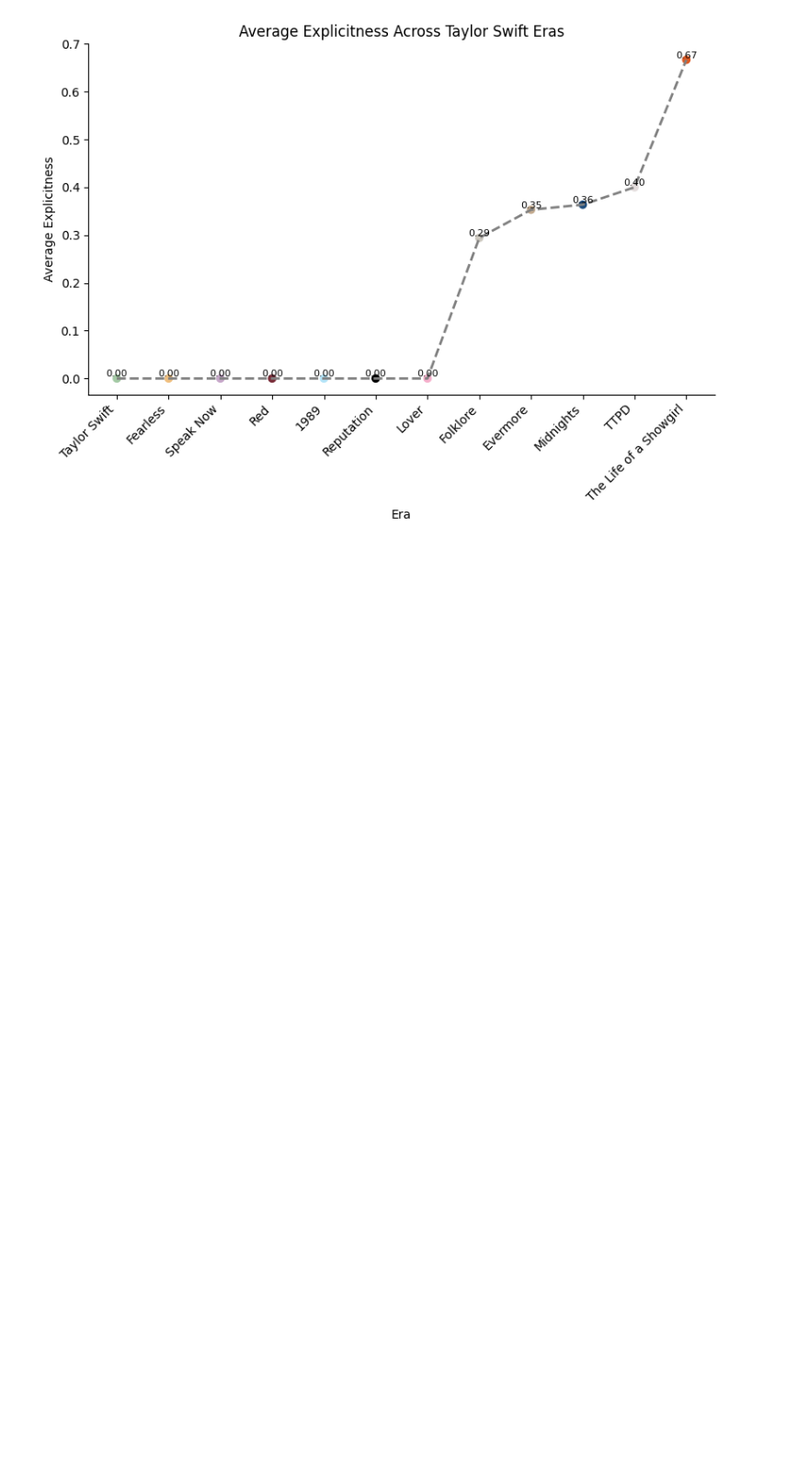
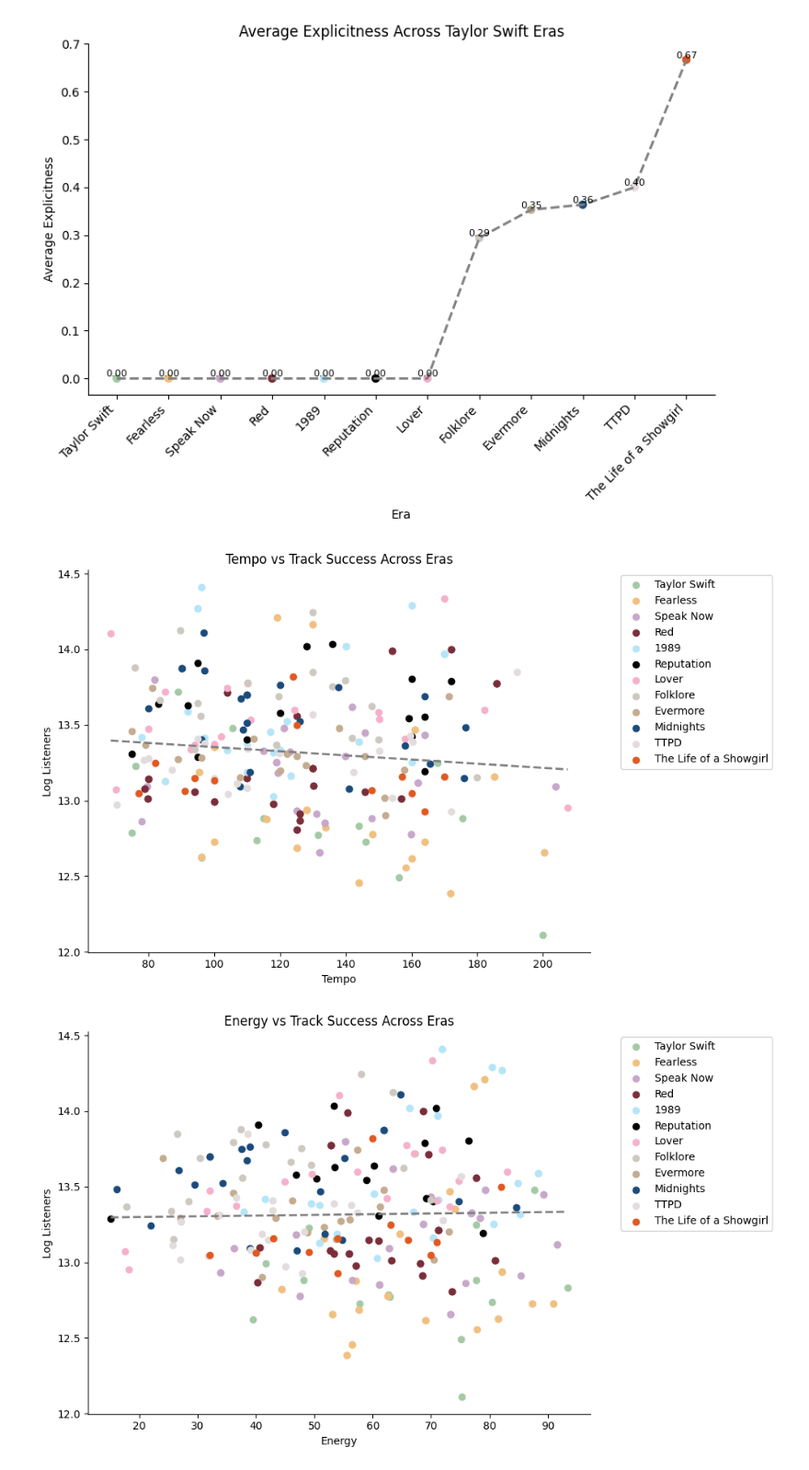
Before and after one commit to haskinse/bee2041_empirical_project, a Jupyter notebook: source_code/04_analysis.ipynb, the cells around one changed output. Shown at 92% size. Saved outputs shown, nothing was run; the diff lists cells and outputs as text; code cells hidden in the pictures; blank space fills up the shorter version.

Commit message:
Graphed individual track features with track listeners.

```diff
--- a/source_code/04_analysis.ipynb
+++ b/source_code/04_analysis.ipynb
@@ -215,7 +215,7 @@ plot_category_counts("full_key", "tracks", "Track Keys", "track_keys") # plot th
 [figure]
 [figure]
 # %%
-def plot_feature_success(feature, feature_name): # plot average album features against commercial success
+def plot_album_feature_success(feature, feature_name): # plot average album features against commercial success
 
   conn = sqlite3.connect(f"{project_path}/data/clean/taylor_swift.db") # make a connection to SQLite database
 
@@ -252,7 +252,7 @@ def plot_feature_success(feature, feature_name): # plot average album features a
   plt.gca().spines["top"].set_visible(False) # remove top line
   plt.gca().spines["right"].set_visible(False) # remove right line
 
-  plt.savefig(f"{project_path}/output/figures/feature_success/{feature}_success.png", dpi = 300, bbox_inches = "tight") # save figure to drive
+  plt.savefig(f"{project_path}/output/figures/album_feature_success/album_{feature}_success.png", dpi = 300, bbox_inches = "tight") # save figure to drive
 
   plt.tight_layout() # use a tight layout
   plt.show() # show the graph
@@ -264,7 +264,7 @@ features = ["tempo", "energy", "danceability", "duration_min", "valence", "acous
 feature_names = ["Tempo", "Energy", "Danceability", "Duration in Minutes", "Valence", "Acousticness", "Instrumentalness", "Liveness", "Loudness", "Speechiness", "Explicitness"]
 # %%
 for i in range(0, len(features)): # for each feature
-  plot_feature_success(features[i], feature_names[i]) # plot each feature
+  plot_album_feature_success(features[i], feature_names[i]) # plot each feature
 # %% [output]
 [figure]
 [figure]
@@ -340,0 +388,6 @@ for i in range(0, len(features)): # for each feature
+# %%
+for i in range(0, len(features)): # for each feature
+  plot_track_feature_success(features[i], feature_names[i]) # plot each feature
+# %% [output]
+[figure, added]
+[figure, added]
```
Also changed, not shown: parts of 5 cells of this notebook.
